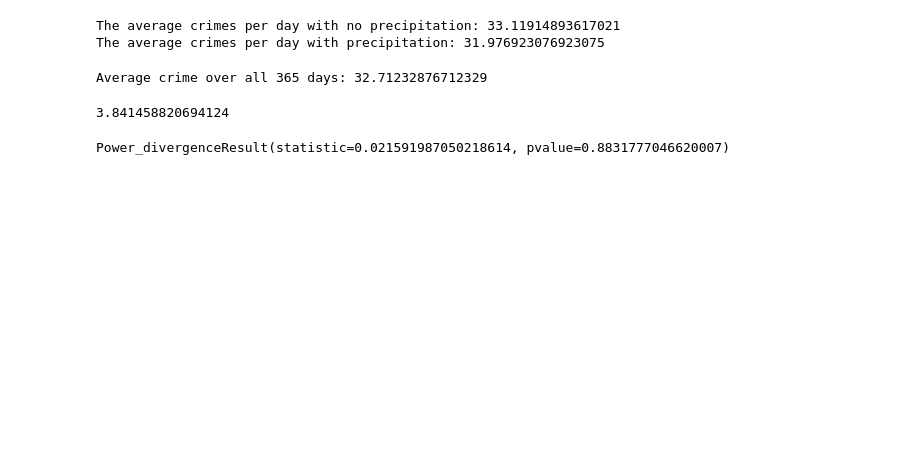
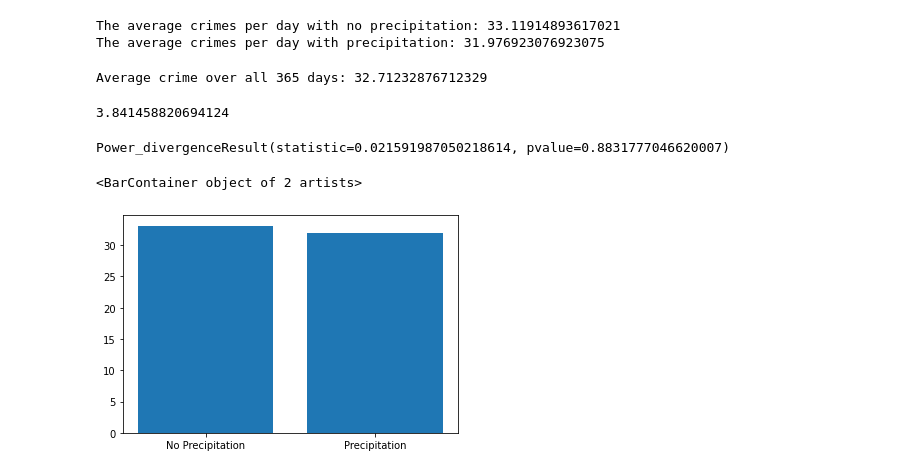
Before and after one commit to b-wild/Project_One_Group_2, a Jupyter notebook: Q3-4_Correlation.ipynb, the cells around one changed output. Saved outputs shown, nothing was run; the diff lists cells and outputs as text; code cells hidden in the pictures; blank space fills up the shorter version.

```diff
--- a/Q3-4_Correlation.ipynb
+++ b/Q3-4_Correlation.ipynb
@@ -180,19 +180,3 @@ plt.ylabel('No of Crimes')
 plt.show()
 # %% [output]
 [figure]
-# %%
-# Finding average crime per day precipitation vs. no precipitation
-precip_col = np.where((data['Total Precipitation (in)']) > 0, 'Precipitation', 'No Precipitation')
-data['Precipitation'] = precip_col
-data.groupby(['Precipitation', 'Start Date']).count()
-
-no_precip = data.loc[data['Precipitation'] == 'No Precipitation', :]
-no_precip_group = pd.DataFrame(no_precip.groupby('Start Date').count())
-avg_crime_no_precip = (no_precip_group['ID']).mean()
-print(f"The average crimes per day with no precipitation: {avg_crime_no_precip}")
-
-precip = data.loc[data['Precipitation'] == 'Precipitation', :]
-precip_group = pd.DataFrame(precip.groupby('Start Date').count())
-avg_crime_precip = (precip_group['ID']).mean()
-avg_crime_precip
-print(f"The average crimes per day with precipitation: {avg_crime_precip}")
@@ -251,3 +228,20 @@ Average crime over all 365 days: 32.71232876712329
 st.chisquare(chi_df['observed'], chi_df['expected'])
 # %% [output]
 Power_divergenceResult(statistic=0.021591987050218614, pvalue=0.8831777046620007)
+# %%
+# Visualization
+x_axis = ['No Precipitation', "Precipitation"]
+y_axis = [avg_crime_no_precip, avg_crime_precip]
+plt.bar(x_axis, y_axis)
+# plt.title("""Total Number of Crimes Reported
+# Precipitation vs. No Precipitation""")
+# plt.xticks(tick_locations, precip)
+# plt.xlabel('Precipitation')
+# plt.ylabel('Crimes Reported')
+# plt.ylim(top=30000)
+# for index,data in enumerate((crime_weather.groupby(precip_col).count()['ID'])):
+#     plt.text(x=index , y=data+250 , s=f"{data}", ha='center')
+# plt.show()
+# %% [output]
+<BarContainer object of 2 artists>
+[figure, added]
```
Also changed, not shown: parts of 8 cells of this notebook.
